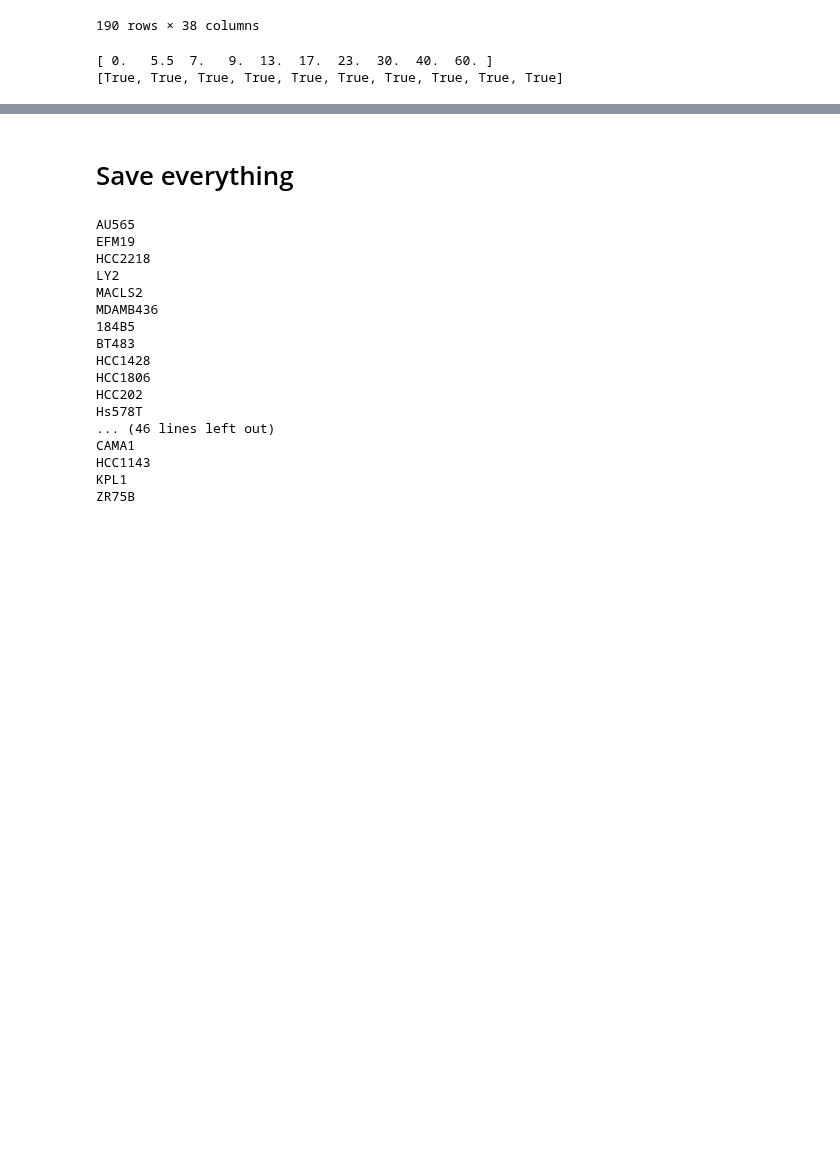
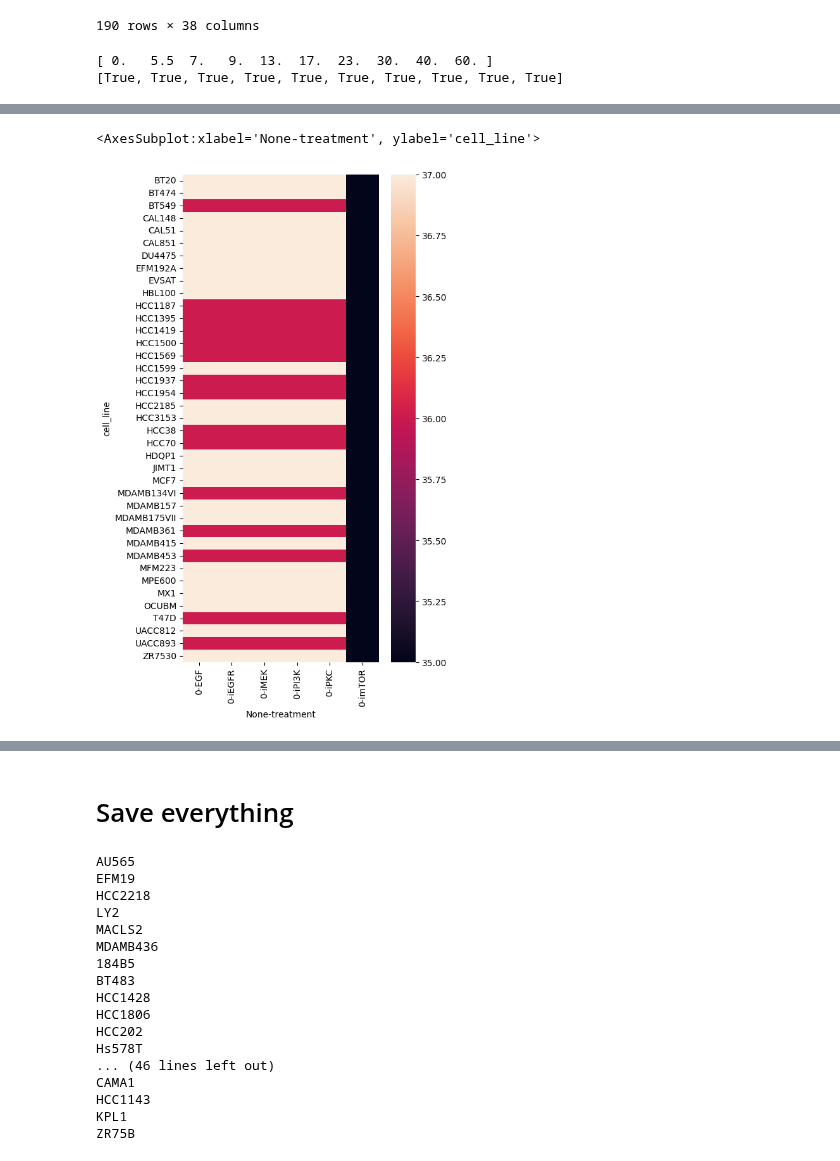
Before and after one commit to c-legac/biofuzznet, a Jupyter notebook: Notebooks/20230502_save_time_aligned_per_cell_line_and_challenge_data.ipynb, the cells around one changed output, grey strips where cells are left out. Saved outputs shown, nothing was run; the diff lists cells and outputs as text; code cells hidden in the pictures; blank space fills up the shorter version.

```diff
--- a/Notebooks/20230502_save_time_aligned_per_cell_line_and_challenge_data.ipynb
+++ b/Notebooks/20230502_save_time_aligned_per_cell_line_and_challenge_data.ipynb
@@ -163,0 +415,15 @@ array(['full', 'EGF', 'iEGFR', 'iMEK', 'iPI3K', 'iPKC'], dtype=object)
+# %%
+all_cond_cl = list((temp.groupby(["cell_line", "time"]).size()[ temp.groupby(["cell_line", "time"]).size()==6]).reset_index()["cell_line"].values)
+# %%
+temp2 = all_data[all_data["time"]==9]
+temp2 = temp2[temp2["cell_line"].isin(all_cond_cl)]
+temp2 = temp2.melt(id_vars=["treatment", "time", "cell_line"], value_name="expr", var_name="marker")
+temp2 = temp2[~temp2["expr"].isna()]
+temp2 = temp2.drop("expr", axis=1).drop_duplicates()
+plt_data = pd.pivot_table(temp2.groupby(["cell_line", "treatment"]).size().reset_index(), index="cell_line", columns="treatment")
+# %%
+plt.figure(figsize=(5,10))
+sns.heatmap(plt_data, yticklabels=True)
+# %% [output]
+<AxesSubplot:xlabel='None-treatment', ylabel='cell_line'>
+[figure, added]
```
Also changed, not shown: parts of 39 cells of this notebook, 14 other files.
